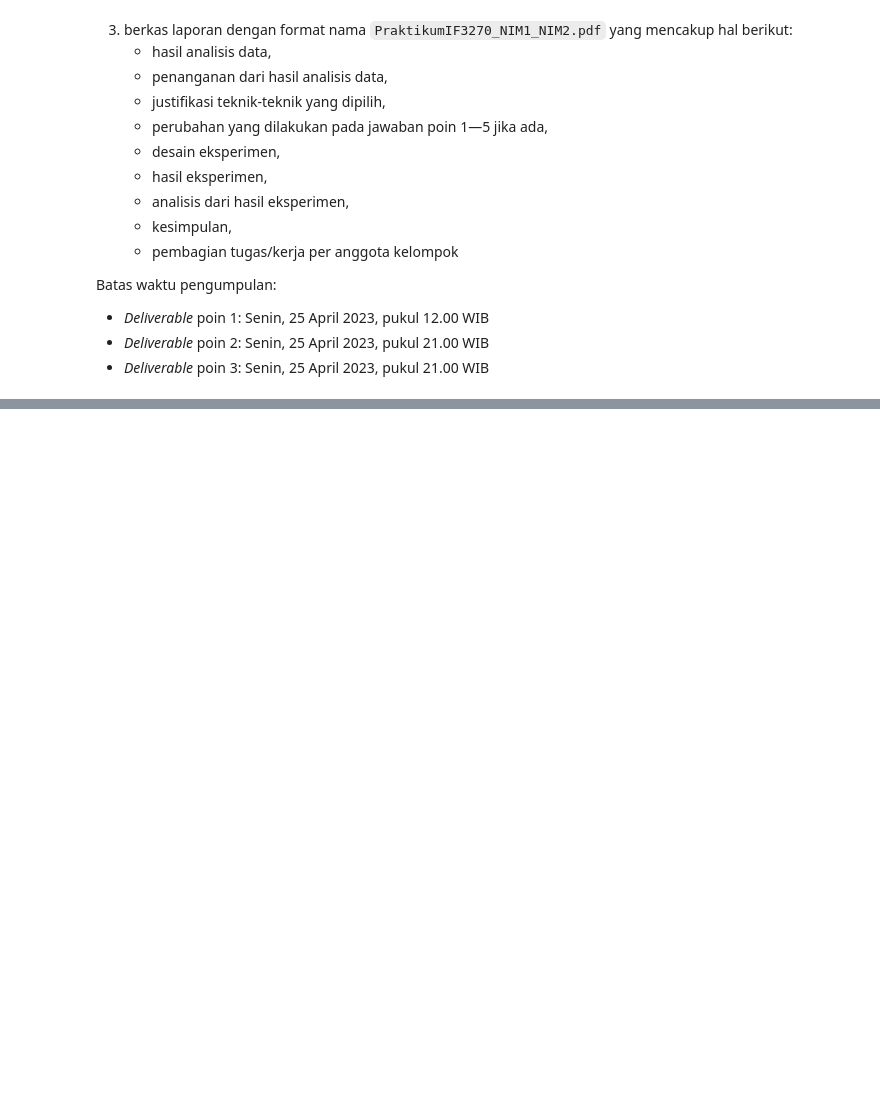
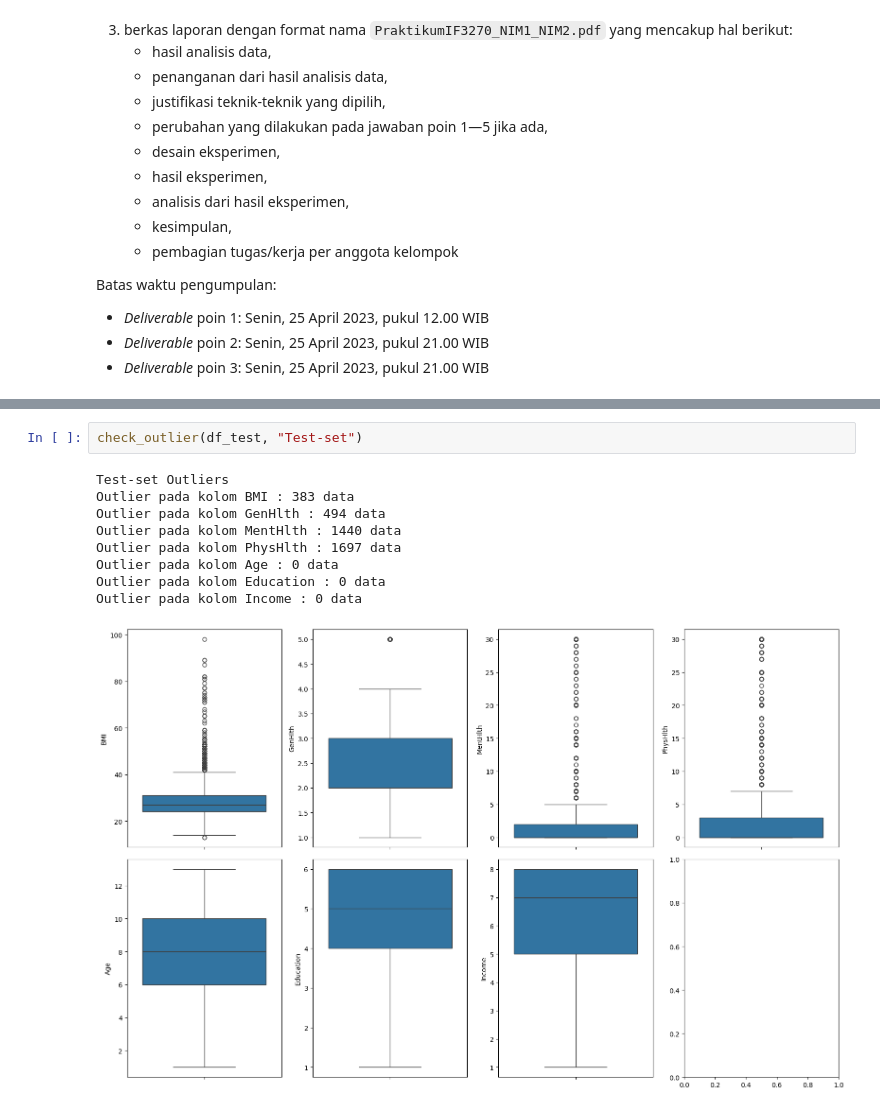
Before and after one commit to ashnchiquita/if3270-praktikum-ml, a Jupyter notebook: PraktikumIF3270_M1_13521129_13521149.ipynb, the cells around one changed output, grey strips where cells are left out. Drawn from its saved outputs; the diff is of its cells as text; blank space fills up the shorter version.

```diff
--- a/PraktikumIF3270_M1_13521129_13521149.ipynb
+++ b/PraktikumIF3270_M1_13521129_13521149.ipynb
@@ -100,0 +247,12 @@ Batas waktu pengumpulan:
+# %%
+check_outlier(df_test, "Test-set")
+# %% [output]
+Test-set Outliers
+Outlier pada kolom BMI : 383 data
+Outlier pada kolom GenHlth : 494 data
+Outlier pada kolom MentHlth : 1440 data
+Outlier pada kolom PhysHlth : 1697 data
+Outlier pada kolom Age : 0 data
+Outlier pada kolom Education : 0 data
+Outlier pada kolom Income : 0 data
+[figure, added]
```
Also changed, not shown: parts of 18 cells of this notebook, 1 other file.
